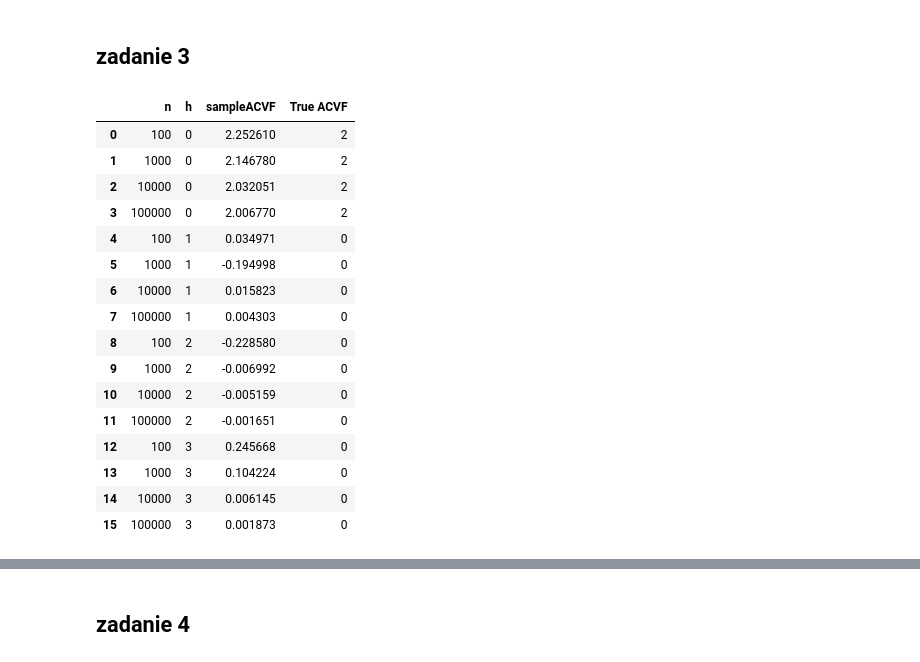
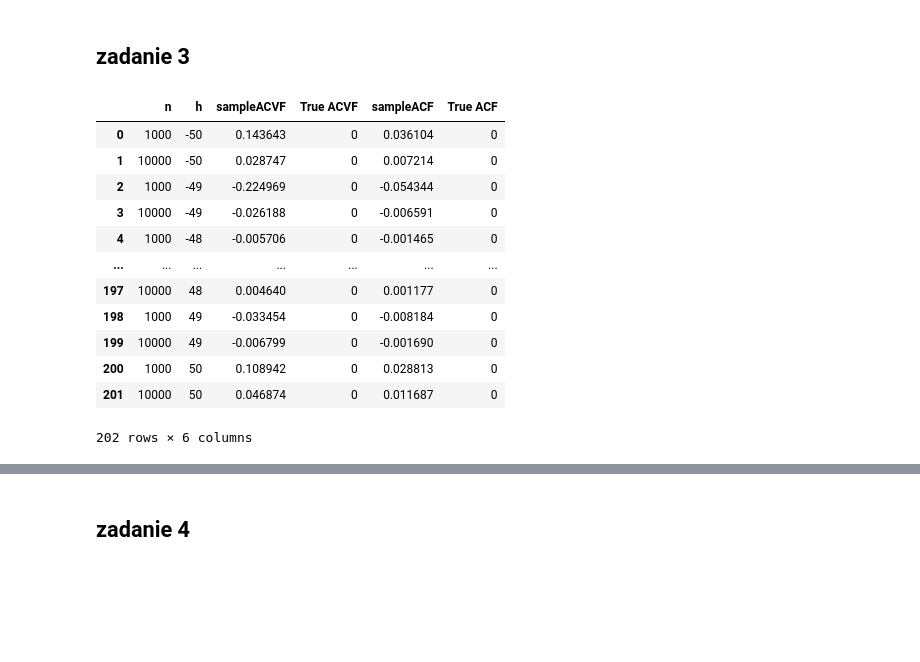
Before and after one commit to MariaNowacka/kaszcz, a Jupyter notebook: lista4/l4_kaszcz.ipynb, the cells around one changed output, grey strips where cells are left out. Cells and saved outputs as stored; diff of their text form; code cells hidden in the pictures; blank space fills up the shorter version.

```diff
--- a/lista4/l4_kaszcz.ipynb
+++ b/lista4/l4_kaszcz.ipynb
@@ -8,4 +8,4 @@ import numpy as np, matplotlib.pyplot as plt, pandas as pd
 def sampleACVF(X, h):
     n = len(X)
     x_mean = np.mean(X)
-    return 1/n*sum((X[i]-x_mean)*(X[i+h]-x_mean) for i in range(1,n-h))
+    return 1/n*sum((X[i]-x_mean)*(X[i+abs(h)]-x_mean) for i in range(1,n-abs(h)))
@@ -12,36 +15,36 @@ def sampleACVF(X, h):
 # %%
 def teoACVF(h):
-    return 2 if h==0 else 0
+    return 4 if h==0 else 0
+# %%
+def teoACF(h):
+    return 1 if h==0 else 0
 # %%
 def zad3(n,h):
-    X = np.random.normal(0, np.sqrt(2), size = n)
-    return sampleACVF(X, h)
+    X = np.random.normal(0, 2, size = n)
+    return n,h,sampleACVF(X, h), sampleACF(X, h)
 # %%
 wyniki = []
-for h in [0, 1, 2, 3]:
-    for n in [100, 1000, 10000, 10**5]:
-        wyniki.append([n, h, zad3(n, h), teoACVF(h)])
+for h in list(range(-50,51)):
+    for n in [1000, 10000]:
+        n, h, acvf, acf = zad3(n, h)
+        wyniki.append([n, h, acvf, teoACVF(h), acf, teoACF(h)])
 
-df = pd.DataFrame(wyniki, columns = ['n', 'h', 'sampleACVF', 'True ACVF'])
+df = pd.DataFrame(wyniki, columns = ['n', 'h', 'sampleACVF', 'True ACVF', 'sampleACF', 'True ACF'])
 df
 # %% [output]
-|  | n | h | sampleACVF | True ACVF |
-| 0 | 100 | 0 | 2.252610 | 2 |
-| 1 | 1000 | 0 | 2.146780 | 2 |
-| 2 | 10000 | 0 | 2.032051 | 2 |
-| 3 | 100000 | 0 | 2.006770 | 2 |
-| 4 | 100 | 1 | 0.034971 | 0 |
-| 5 | 1000 | 1 | -0.194998 | 0 |
-| 6 | 10000 | 1 | 0.015823 | 0 |
-| 7 | 100000 | 1 | 0.004303 | 0 |
-| 8 | 100 | 2 | -0.228580 | 0 |
-| 9 | 1000 | 2 | -0.006992 | 0 |
-| 10 | 10000 | 2 | -0.005159 | 0 |
-| 11 | 100000 | 2 | -0.001651 | 0 |
-| 12 | 100 | 3 | 0.245668 | 0 |
-| 13 | 1000 | 3 | 0.104224 | 0 |
-| 14 | 10000 | 3 | 0.006145 | 0 |
-| 15 | 100000 | 3 | 0.001873 | 0 |
+|  | n | h | sampleACVF | True ACVF | sampleACF | True ACF |
+| 0 | 1000 | -50 | 0.143643 | 0 | 0.036104 | 0 |
+| 1 | 10000 | -50 | 0.028747 | 0 | 0.007214 | 0 |
+| 2 | 1000 | -49 | -0.224969 | 0 | -0.054344 | 0 |
+| 3 | 10000 | -49 | -0.026188 | 0 | -0.006591 | 0 |
+| 4 | 1000 | -48 | -0.005706 | 0 | -0.001465 | 0 |
+| ... | ... | ... | ... | ... | ... | ... |
+| 197 | 10000 | 48 | 0.004640 | 0 | 0.001177 | 0 |
+| 198 | 1000 | 49 | -0.033454 | 0 | -0.008184 | 0 |
+| 199 | 10000 | 49 | -0.006799 | 0 | -0.001690 | 0 |
+| 200 | 1000 | 50 | 0.108942 | 0 | 0.028813 | 0 |
+| 201 | 10000 | 50 | 0.046874 | 0 | 0.011687 | 0 |
+202 rows × 6 columns
 # %%
 plt.figure(figsize=(10, 6))
 for n in sorted(df['n'].unique()):
```
Also changed, not shown: parts of 11 cells of this notebook.
